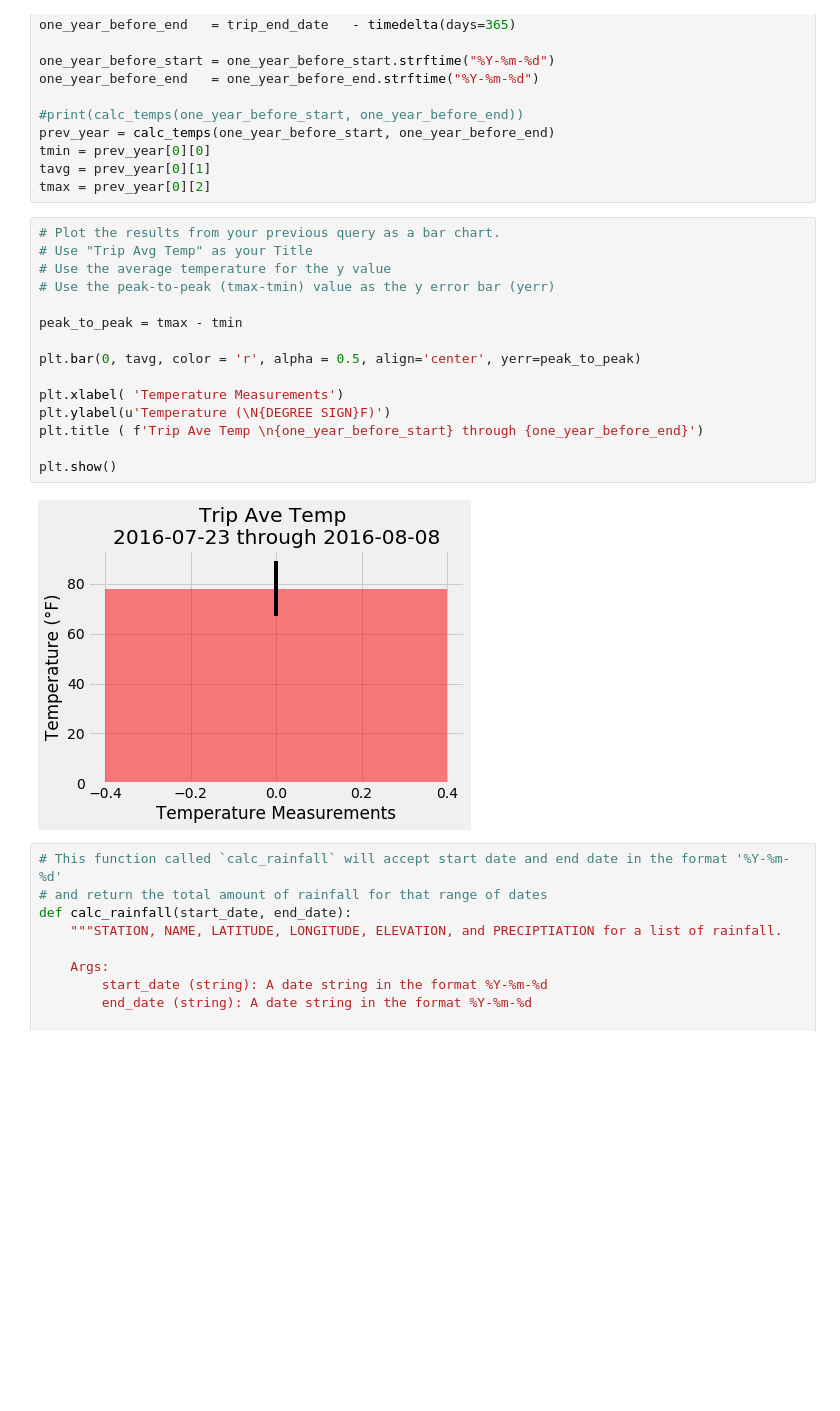
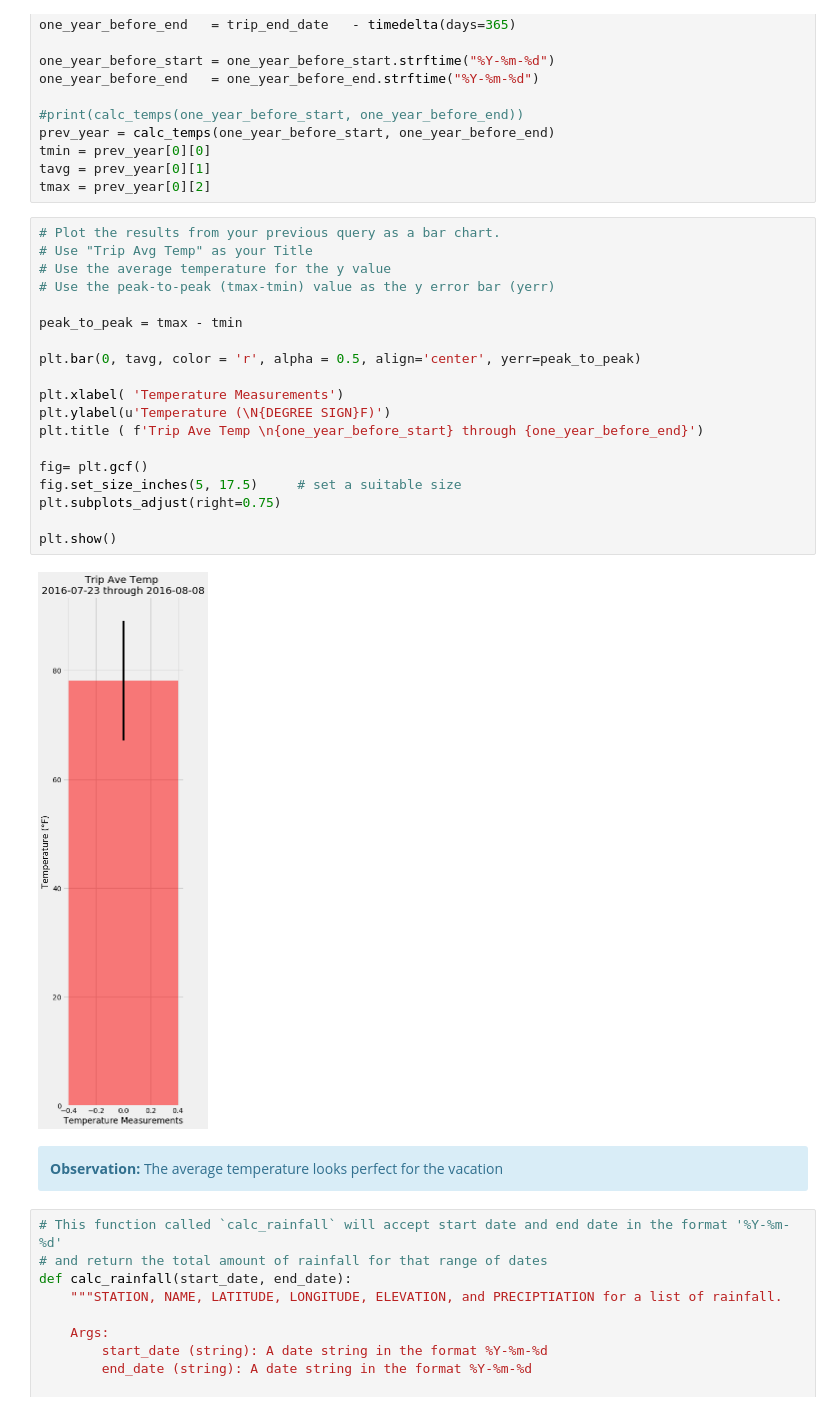
Before and after one commit to annmcnamara/sqlalchemy-challenge, a Jupyter notebook: climate_starter.ipynb, the cells around one changed output. Cells and saved outputs as stored; diff of their text form; blank space fills up the shorter version.

```diff
--- a/climate_starter.ipynb
+++ b/climate_starter.ipynb
@@ -326,20 +301,29 @@ tmax = prev_year[0][2]
 # %%
 # Plot the results from your previous query as a bar chart.
 # Use "Trip Avg Temp" as your Title
 # Use the average temperature for the y value
 # Use the peak-to-peak (tmax-tmin) value as the y error bar (yerr)
 
 peak_to_peak = tmax - tmin
 
 plt.bar(0, tavg, color = 'r', alpha = 0.5, align='center', yerr=peak_to_peak)
 
 plt.xlabel( 'Temperature Measurements')
 plt.ylabel(u'Temperature (\N{DEGREE SIGN}F)')
 plt.title ( f'Trip Ave Temp \n{one_year_before_start} through {one_year_before_end}')
 
+fig= plt.gcf()
+fig.set_size_inches(5, 17.5)     # set a suitable size
+plt.subplots_adjust(right=0.75)
+
 plt.show()
 # %% [output]
-[figure, old version]
+[figure, new version]
+# %% [markdown]
+<div class="alert alert-block alert-info">
+<b>Observation:</b>
+The average temperature looks perfect for the vacation
+</div>
 # %%
 # This function called `calc_rainfall` will accept start date and end date in the format '%Y-%m-%d'
 # and return the total amount of rainfall for that range of dates
```
Also changed, not shown: parts of 19 cells of this notebook.
